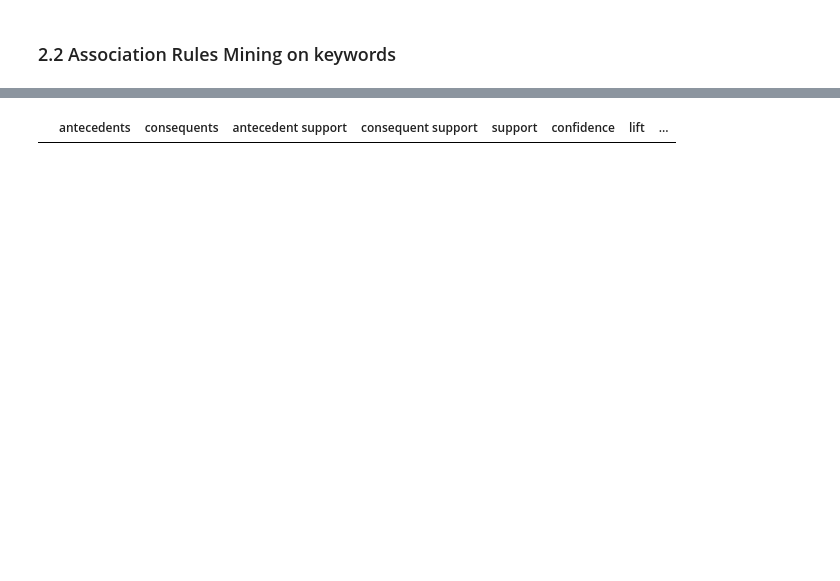
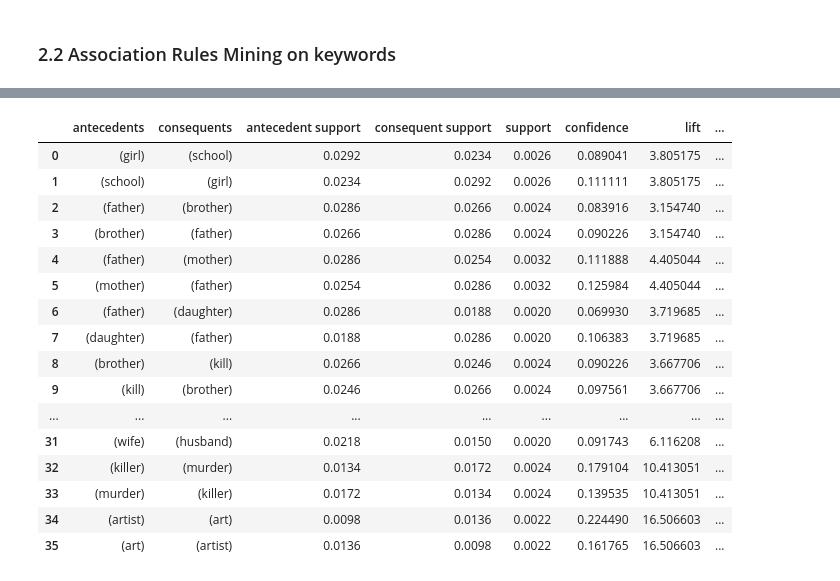
Before and after one commit to alduingae/AA-Assignment2, a Jupyter notebook: AA_ASSIGNMENT2_PERSONAL.ipynb, the cells around one changed output, grey strips where cells are left out. Cells and saved outputs as stored; diff of their text form; code cells hidden in the pictures; blank space fills up the shorter version.

```diff
--- a/AA_ASSIGNMENT2_PERSONAL.ipynb
+++ b/AA_ASSIGNMENT2_PERSONAL.ipynb
@@ -441,5 +431,5 @@ windup original comedy follow bernie shaddick tragic childhood day pursuit caree
 # %%
-topn = 20
+topn = 15
 results =[]
 # %%
 for idx, doc in description_string.items():
@@ -490,9 +501,16 @@ print(transactions)
 from mlxtend.preprocessing import TransactionEncoder
 import pandas as pd
 
+# Assuming df['keywords'] contains dictionaries
+transactions = df['keywords'].apply(lambda x: list(x.keys())).tolist()
+
+# Now transactions is a list of lists of strings
 te = TransactionEncoder()
 data_encoded = te.fit_transform(transactions)
-data_encoded = pd.DataFrame(data_encoded, columns=te.columns_)
 
-data_encoded.shape
+# Convert to DataFrame
+data_encoded_df = pd.DataFrame(data_encoded, columns=te.columns_)
+
+# Check shape
+print(data_encoded_df.shape)
 # %% [output]
@@ -506,2 +518,9 @@ selected_keywords = top_keywords.sort_values(ascending=False).head(200).index
 # %%
-data_encoded_filtered = data_encoded[selected_keywords]
+# Step 1: Calculate total frequency of each keyword across all transactions
+keyword_counts = data_encoded_df.sum().sort_values(ascending=False)
+
+# Step 2: Select top 200 keywords
+top_keywords = keyword_counts.head(100).index
+
+# Step 3: Filter the encoded DataFrame to include only these columns
+data_encoded_filtered = data_encoded_df[top_keywords]
@@ -555,5 +561,5 @@ Support: 0.002, Itemsets: 247
 # %%
-frequent_itemsets=apriori(data_encoded_filtered, min_support = 0.005, use_colnames = True)
+frequent_itemsets=apriori(data_encoded_filtered, min_support = 0.002, use_colnames = True)
 # %%
 frequent_itemsets[['support']].describe()
 # %% [output]
@@ -585,5 +591,22 @@ frequent_itemsets
 # %%
-rules_l = association_rules(frequent_itemsets, metric="lift", min_threshold=0.5)
+rules_l = association_rules(frequent_itemsets, metric="lift", min_threshold=1)
+rules_l.to_csv("rulesl5.csv", index=None)
 rules_l
 # %% [output]
 |  | antecedents | consequents | antecedent support | consequent support | support | confidence | lift | ... |
+| 0 | (girl) | (school) | 0.0292 | 0.0234 | 0.0026 | 0.089041 | 3.805175 | ... |
+| 1 | (school) | (girl) | 0.0234 | 0.0292 | 0.0026 | 0.111111 | 3.805175 | ... |
+| 2 | (father) | (brother) | 0.0286 | 0.0266 | 0.0024 | 0.083916 | 3.154740 | ... |
+| 3 | (brother) | (father) | 0.0266 | 0.0286 | 0.0024 | 0.090226 | 3.154740 | ... |
+| 4 | (father) | (mother) | 0.0286 | 0.0254 | 0.0032 | 0.111888 | 4.405044 | ... |
+| 5 | (mother) | (father) | 0.0254 | 0.0286 | 0.0032 | 0.125984 | 4.405044 | ... |
+| 6 | (father) | (daughter) | 0.0286 | 0.0188 | 0.0020 | 0.069930 | 3.719685 | ... |
+| 7 | (daughter) | (father) | 0.0188 | 0.0286 | 0.0020 | 0.106383 | 3.719685 | ... |
+| 8 | (brother) | (kill) | 0.0266 | 0.0246 | 0.0024 | 0.090226 | 3.667706 | ... |
+| 9 | (kill) | (brother) | 0.0246 | 0.0266 | 0.0024 | 0.097561 | 3.667706 | ... |
+| ... | ... | ... | ... | ... | ... | ... | ... | ... |
+| 31 | (wife) | (husband) | 0.0218 | 0.0150 | 0.0020 | 0.091743 | 6.116208 | ... |
+| 32 | (killer) | (murder) | 0.0134 | 0.0172 | 0.0024 | 0.179104 | 10.413051 | ... |
+| 33 | (murder) | (killer) | 0.0172 | 0.0134 | 0.0024 | 0.139535 | 10.413051 | ... |
+| 34 | (artist) | (art) | 0.0098 | 0.0136 | 0.0022 | 0.224490 | 16.506603 | ... |
+| 35 | (art) | (artist) | 0.0136 | 0.0098 | 0.0022 | 0.161765 | 16.506603 | ... |
```
Also changed, not shown: parts of 36 cells of this notebook, 8 other files.
